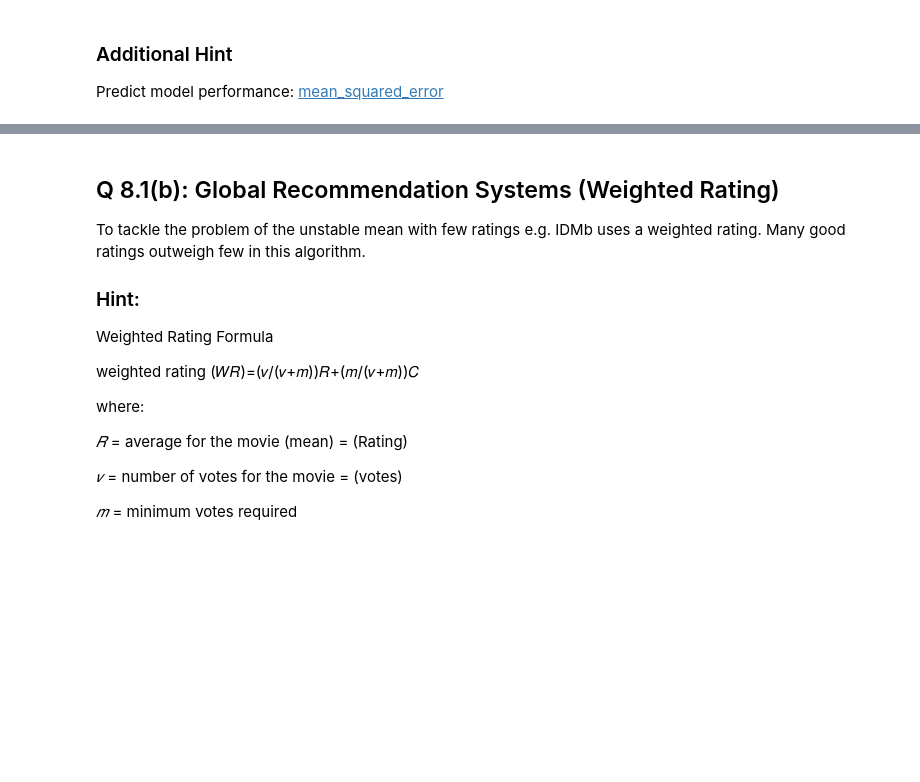
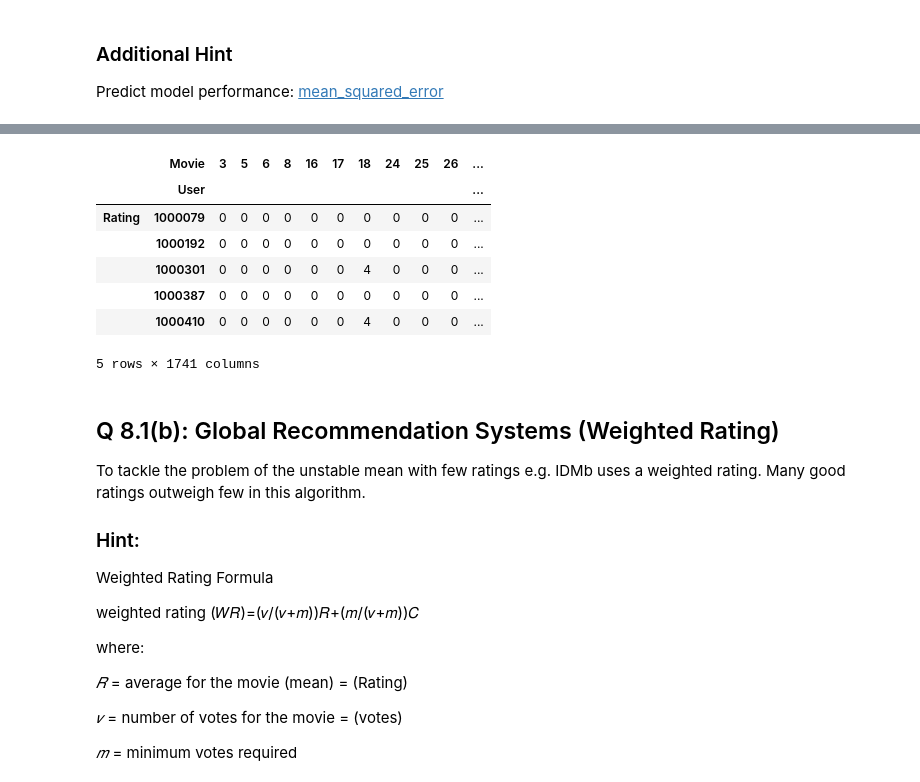
Before and after one commit to j2cunningham/Springboard, a Jupyter notebook: Mini_Projects/MEC_17.4.1_Recommendation_Systems/Mini_Project_Recommendation_Systems.ipynb, the cells around one changed output, grey strips where cells are left out. Saved outputs shown, nothing was run; the diff lists cells and outputs as text; code cells hidden in the pictures; blank space fills up the shorter version.

```diff
--- a/Mini_Projects/MEC_17.4.1_Recommendation_Systems/Mini_Project_Recommendation_Systems.ipynb
+++ b/Mini_Projects/MEC_17.4.1_Recommendation_Systems/Mini_Project_Recommendation_Systems.ipynb
@@ -438,3 +518,14 @@ combined_df[['Name', 'Rating-Mean']].head(10)
+# %%
+df_p.head()
+# %% [output]
+|  | Movie | 3 | 5 | 6 | 8 | 16 | 17 | 18 | 24 | 25 | 26 | ... |
+|  | User |  |  |  |  |  |  |  |  |  |  | ... |
+| Rating | 1000079 | 0 | 0 | 0 | 0 | 0 | 0 | 0 | 0 | 0 | 0 | ... |
+|  | 1000192 | 0 | 0 | 0 | 0 | 0 | 0 | 0 | 0 | 0 | 0 | ... |
+|  | 1000301 | 0 | 0 | 0 | 0 | 0 | 0 | 4 | 0 | 0 | 0 | ... |
+|  | 1000387 | 0 | 0 | 0 | 0 | 0 | 0 | 0 | 0 | 0 | 0 | ... |
+|  | 1000410 | 0 | 0 | 0 | 0 | 0 | 0 | 4 | 0 | 0 | 0 | ... |
+5 rows × 1741 columns
 # %% [markdown]
 ## Q 8.1(b): Global Recommendation Systems (Weighted Rating)
 
```
Also changed, not shown: parts of 35 cells of this notebook.
